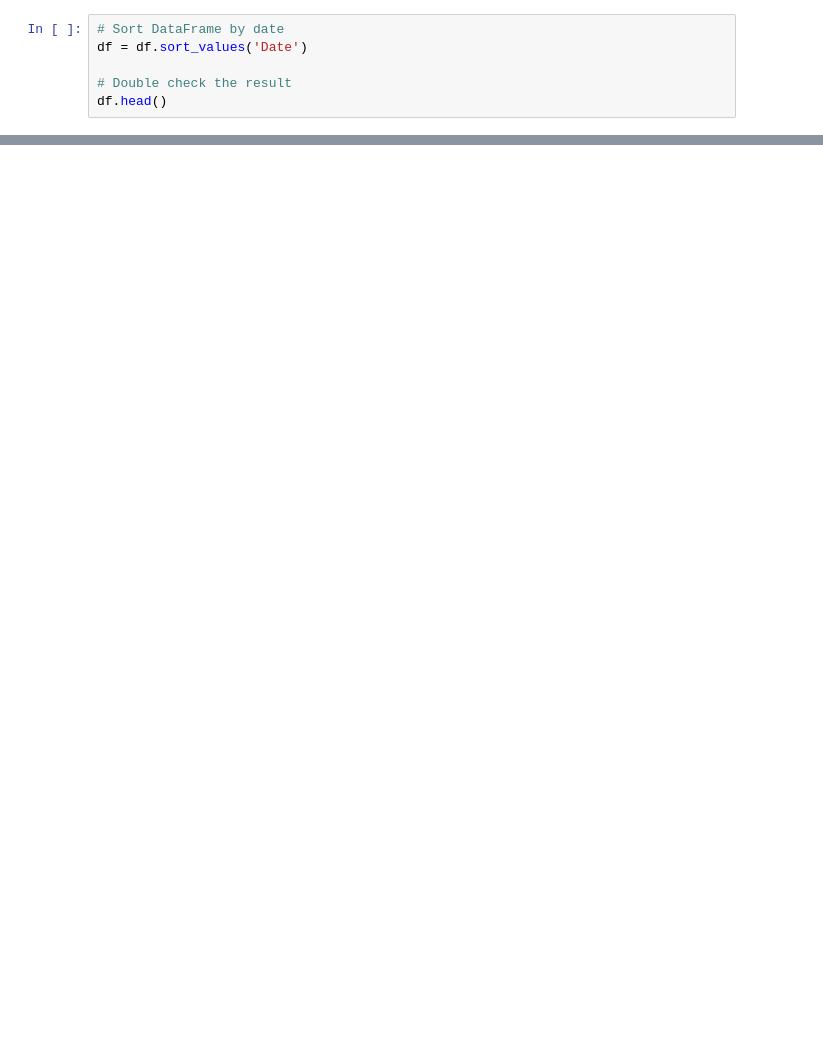
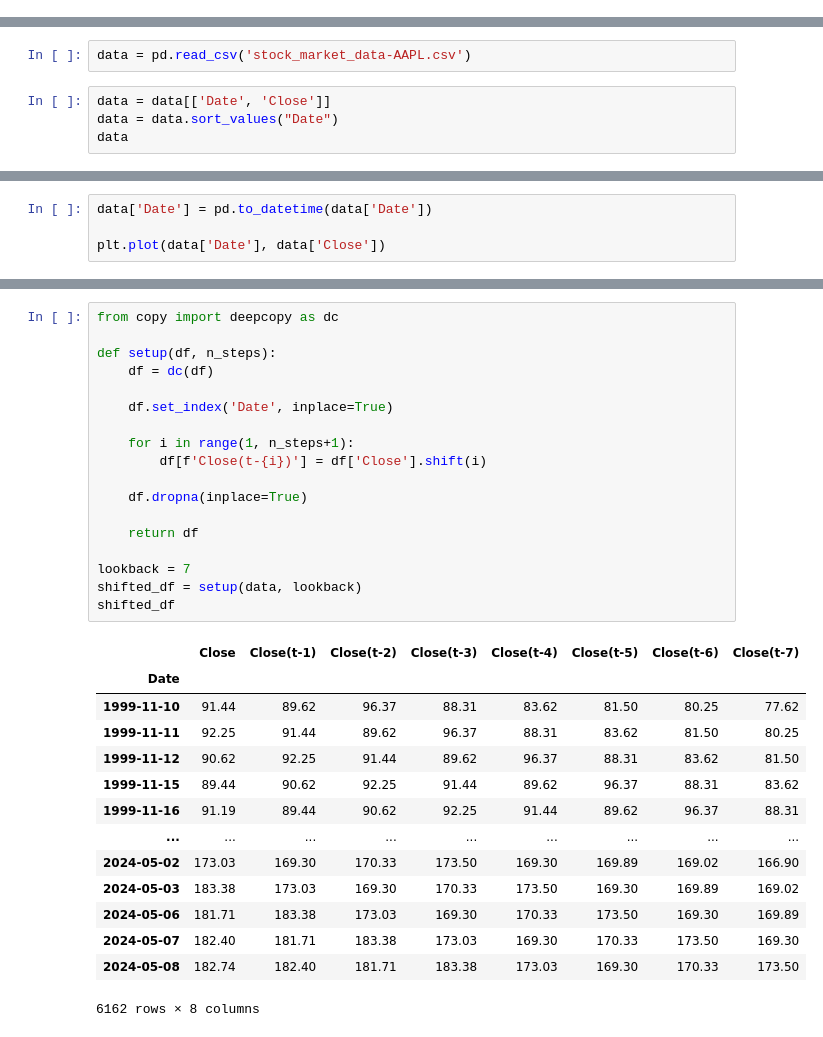
Before and after one commit to AndrewTaoWen/stock-price-v2, a Jupyter notebook: lstm_prediction.ipynb, the cells around one changed output, grey strips where cells are left out. Saved outputs shown, nothing was run; the diff lists cells and outputs as text; blank space fills up the shorter version.

```diff
--- a/lstm_prediction.ipynb
+++ b/lstm_prediction.ipynb
@@ -53,6 +0,0 @@ File already exists. Loading data from CSV
-# %%
-# Sort DataFrame by date
-df = df.sort_values('Date')
-
-# Double check the result
-df.head()
@@ -331,0 +8,6 @@ Model: "sequential_6"
+# %%
+data = pd.read_csv('stock_market_data-AAPL.csv')
+# %%
+data = data[['Date', 'Close']]
+data = data.sort_values("Date")
+data
@@ -331,0 +33,4 @@ Model: "sequential_6"
+# %%
+data['Date'] = pd.to_datetime(data['Date'])
+
+plt.plot(data['Date'], data['Close'])
@@ -331,0 +40,33 @@ Model: "sequential_6"
+# %%
+from copy import deepcopy as dc
+
+def setup(df, n_steps):
+    df = dc(df)
+
+    df.set_index('Date', inplace=True)
+
+    for i in range(1, n_steps+1):
+        df[f'Close(t-{i})'] = df['Close'].shift(i)
+
+    df.dropna(inplace=True)
+
+    return df
+
+lookback = 7
+shifted_df = setup(data, lookback)
+shifted_df
+# %% [output]
+|  | Close | Close(t-1) | Close(t-2) | Close(t-3) | Close(t-4) | Close(t-5) | Close(t-6) | Close(t-7) |
+| Date |  |  |  |  |  |  |  |  |
+| 1999-11-10 | 91.44 | 89.62 | 96.37 | 88.31 | 83.62 | 81.50 | 80.25 | 77.62 |
+| 1999-11-11 | 92.25 | 91.44 | 89.62 | 96.37 | 88.31 | 83.62 | 81.50 | 80.25 |
+| 1999-11-12 | 90.62 | 92.25 | 91.44 | 89.62 | 96.37 | 88.31 | 83.62 | 81.50 |
+| 1999-11-15 | 89.44 | 90.62 | 92.25 | 91.44 | 89.62 | 96.37 | 88.31 | 83.62 |
+| 1999-11-16 | 91.19 | 89.44 | 90.62 | 92.25 | 91.44 | 89.62 | 96.37 | 88.31 |
+| ... | ... | ... | ... | ... | ... | ... | ... | ... |
+| 2024-05-02 | 173.03 | 169.30 | 170.33 | 173.50 | 169.30 | 169.89 | 169.02 | 166.90 |
+| 2024-05-03 | 183.38 | 173.03 | 169.30 | 170.33 | 173.50 | 169.30 | 169.89 | 169.02 |
+| 2024-05-06 | 181.71 | 183.38 | 173.03 | 169.30 | 170.33 | 173.50 | 169.30 | 169.89 |
+| 2024-05-07 | 182.40 | 181.71 | 183.38 | 173.03 | 169.30 | 170.33 | 173.50 | 169.30 |
+| 2024-05-08 | 182.74 | 182.40 | 181.71 | 183.38 | 173.03 | 169.30 | 170.33 | 173.50 |
+6162 rows × 8 columns
```
Also changed, not shown: parts of 47 cells of this notebook.
